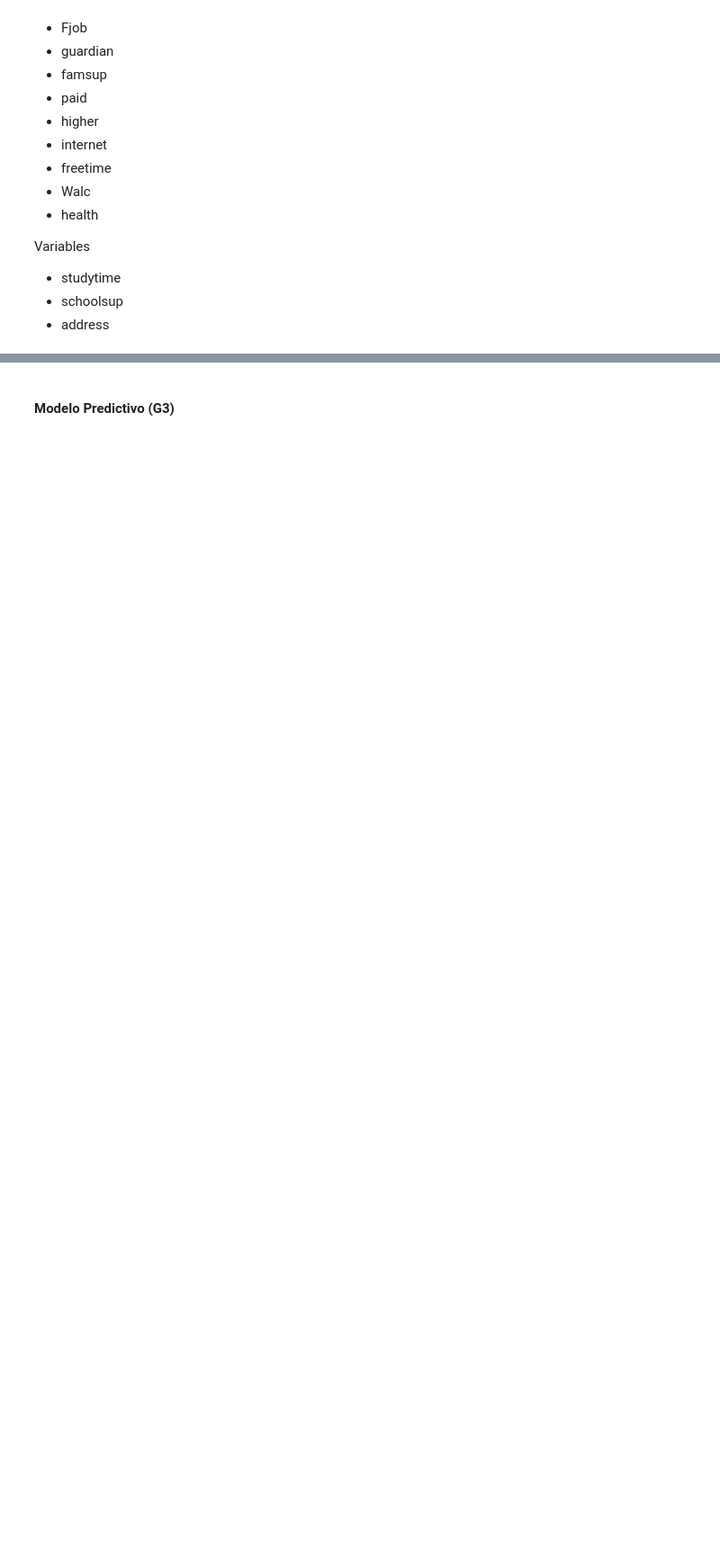
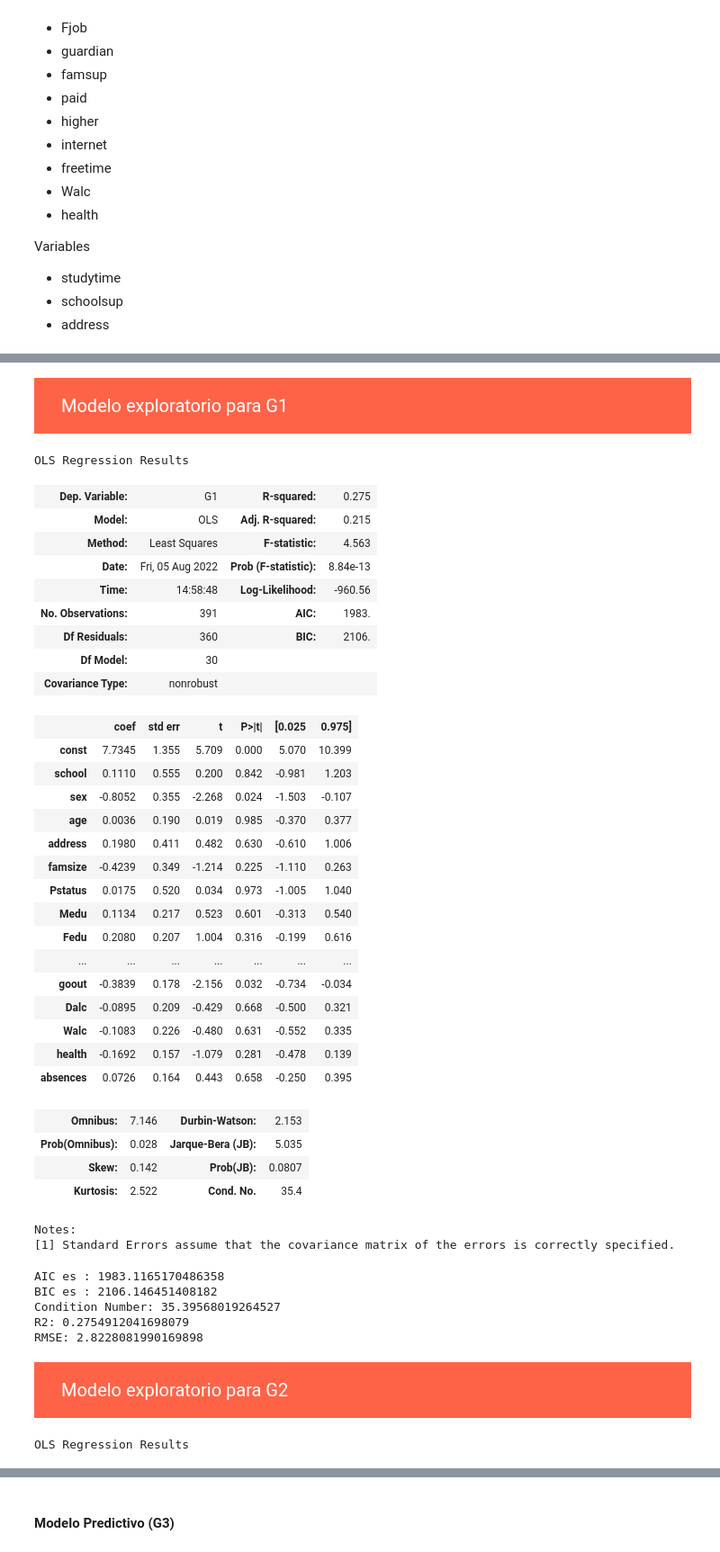
Before and after one commit to tomaspemora/desafio-latam-tareas-BA-TP, a Jupyter notebook: fundamentos_data_science/Prueba/desafio_2 Final.ipynb, the cells around one changed output, grey strips where cells are left out. Shown at 90% size. Drawn from its saved outputs; the diff is of its cells as text; code cells hidden in the pictures; blank space fills up the shorter version.

```diff
--- a/fundamentos_data_science/Prueba/desafio_2 Final.ipynb
+++ b/fundamentos_data_science/Prueba/desafio_2 Final.ipynb
@@ -168,41 +225,71 @@ for tname in targets:
 # %%
+X_fa = {}
 for tname in targets:
 
     # Grupos de variables
     x1_cat = x1[tname].select_dtypes(np.object_).columns.to_list()                                                         # Categoricas
     x1_catbin = [col for col in x1[tname].select_dtypes(np.object_).columns.to_list() if len(x1[tname][col].value_counts()) == 2] # Categoricas binarias
     x1_catnum = [col for col in x1[tname].select_dtypes(np.object_).columns.to_list() if len(x1[tname][col].value_counts()) > 2]  # Categoricas numericas
     x1_num = x1[tname].select_dtypes(np.number).columns.to_list()                                                          # Numericas
 
     # Definición de pipelines
     pipes[tname] = Pipeline(steps = [
                     ("mmi" , MeanMedianImputer(imputation_method='median')),
                     ("ci" , CategoricalImputer(imputation_method='frequent')),
                     ('oe', SklearnTransformerWrapper(OrdinalEncoder(categories=hp.OrdinalEncoderListCategories(x1[tname][x1_catbin], direction='ascending', bin_or_num='bin') + hp.OrdinalEncoderListCategories(x1[tname][x1_catnum], direction='descending', bin_or_num='num') ),variables =  x1_catbin + x1_catnum)),
                     ("sc" , SklearnTransformerWrapper(StandardScaler(), variables= x1_num))
                     ])
     # Ajuste
     X_f[tname] = pipes[tname].fit_transform(x1[tname],ys[tname]) # Transformo data de acuerdo al pipeline
 
-    # Test para F-Analysis
-    if tname == "G1":
-        hp.test_factor_analyzer(X_f[tname].loc[:,"famrel":"health"].values)
-        fa = FactorAnalyzer()
-        fa.fit(X_f[tname].loc[:,"famrel":"health"])
-        ev, v = fa.get_eigenvalues()
-        ev.shape
-        plt.plot(range(1,ev.shape[0]+1), ev, "-o")
-        plt.axhline(y=1,c="red",ls="--")
-        plt.title("Scree Plot")
-        plt.show();
-
-
     # Modelo descriptivo
+    X_fa[tname] = X_f[tname].copy()
     X_f[tname] = sm.add_constant(X_f[tname]) # Agrego una columna de 1's para el modelo de regresión lineal
     models[tname] = sm.OLS(ys[tname] ,X_f[tname]).fit() # Modelo de regresión lineal
     predsg1 = models[tname].predict(X_f[tname]) # Predicciones del modelo de regresión lineal
 
     # Prints
     display(HTML(f'<p style="padding:20px 30px; background:tomato;font-size:20px;color: white">Modelo exploratorio para {tname}</p>'))
     display(models[tname].summary())
     hp.evaluation(models[tname], ys[tname], predsg1)
+# %% [output]
+Modelo exploratorio para G1
+OLS Regression Results
+| Dep. Variable: | G1 | R-squared: | 0.275 |
+| Model: | OLS | Adj. R-squared: | 0.215 |
+| Method: | Least Squares | F-statistic: | 4.563 |
+| Date: | Fri, 05 Aug 2022 | Prob (F-statistic): | 8.84e-13 |
+| Time: | 14:58:48 | Log-Likelihood: | -960.56 |
+| No. Observations: | 391 | AIC: | 1983. |
+| Df Residuals: | 360 | BIC: | 2106. |
+| Df Model: | 30 |  |  |
+| Covariance Type: | nonrobust |  |  |
+|  | coef | std err | t | P>|t| | [0.025 | 0.975] |
+| const | 7.7345 | 1.355 | 5.709 | 0.000 | 5.070 | 10.399 |
+| school | 0.1110 | 0.555 | 0.200 | 0.842 | -0.981 | 1.203 |
+| sex | -0.8052 | 0.355 | -2.268 | 0.024 | -1.503 | -0.107 |
+| age | 0.0036 | 0.190 | 0.019 | 0.985 | -0.370 | 0.377 |
+| address | 0.1980 | 0.411 | 0.482 | 0.630 | -0.610 | 1.006 |
+| famsize | -0.4239 | 0.349 | -1.214 | 0.225 | -1.110 | 0.263 |
+| Pstatus | 0.0175 | 0.520 | 0.034 | 0.973 | -1.005 | 1.040 |
+| Medu | 0.1134 | 0.217 | 0.523 | 0.601 | -0.313 | 0.540 |
+| Fedu | 0.2080 | 0.207 | 1.004 | 0.316 | -0.199 | 0.616 |
+| ... | ... | ... | ... | ... | ... | ... |
+| goout | -0.3839 | 0.178 | -2.156 | 0.032 | -0.734 | -0.034 |
+| Dalc | -0.0895 | 0.209 | -0.429 | 0.668 | -0.500 | 0.321 |
+| Walc | -0.1083 | 0.226 | -0.480 | 0.631 | -0.552 | 0.335 |
+| health | -0.1692 | 0.157 | -1.079 | 0.281 | -0.478 | 0.139 |
+| absences | 0.0726 | 0.164 | 0.443 | 0.658 | -0.250 | 0.395 |
+| Omnibus: | 7.146 | Durbin-Watson: | 2.153 |
+| Prob(Omnibus): | 0.028 | Jarque-Bera (JB): | 5.035 |
+| Skew: | 0.142 | Prob(JB): | 0.0807 |
+| Kurtosis: | 2.522 | Cond. No. | 35.4 |
+Notes:
+[1] Standard Errors assume that the covariance matrix of the errors is correctly specified.
+AIC es : 1983.1165170486358
+BIC es : 2106.146451408182
+Condition Number: 35.39568019264527
+R2: 0.2754912041698079
+RMSE: 2.8228081990169898
+Modelo exploratorio para G2
+OLS Regression Results
```
Also changed, not shown: parts of 7 cells of this notebook, 1 other file.
